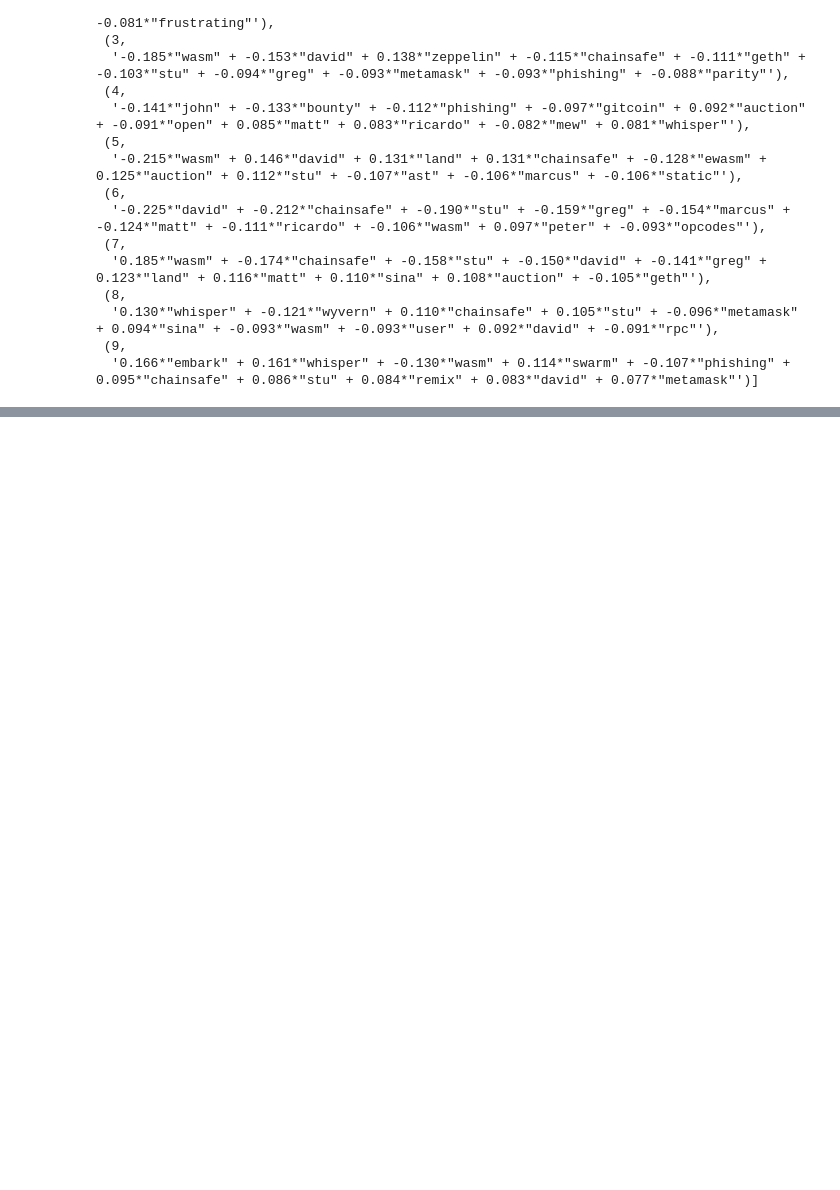
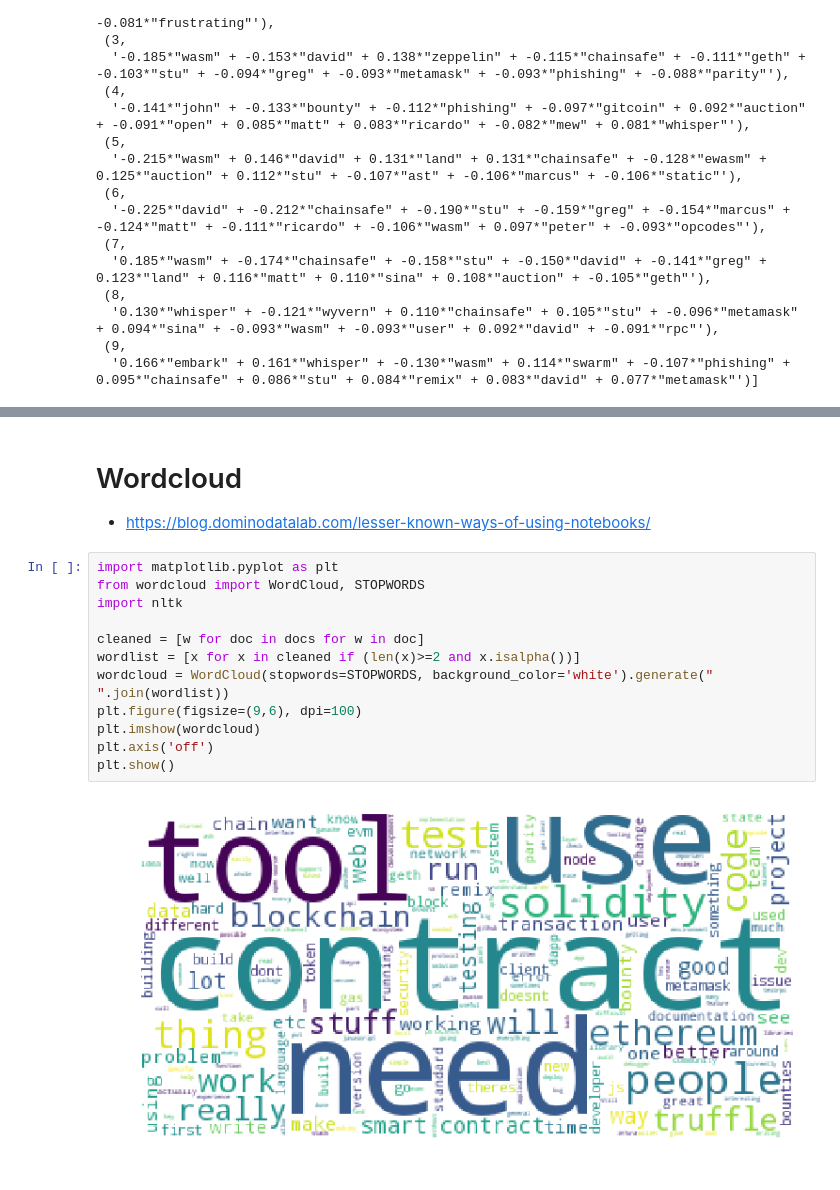
Before and after one commit to mkosowsk/ETHPrize-Data-Analysis, a Jupyter notebook: text_analysis.ipynb, the cells around one changed output, grey strips where cells are left out. Cells and saved outputs as stored; diff of their text form; blank space fills up the shorter version.

Commit message:
multicore lda did not work, switched to non-multicore, add wordcloud

```diff
--- a/text_analysis.ipynb
+++ b/text_analysis.ipynb
@@ -190,0 +282,18 @@ lda = models.ldamulticore.LdaMulticore(corpus, id2word=gdict, num_topics=10)
+# %% [markdown]
+# Wordcloud
+
+ * https://blog.dominodatalab.com/lesser-known-ways-of-using-notebooks/
+# %%
+import matplotlib.pyplot as plt
+from wordcloud import WordCloud, STOPWORDS
+import nltk
+
+cleaned = [w for doc in docs for w in doc]
+wordlist = [x for x in cleaned if (len(x)>=2 and x.isalpha())]
+wordcloud = WordCloud(stopwords=STOPWORDS, background_color='white').generate(" ".join(wordlist))
+plt.figure(figsize=(9,6), dpi=100)
+plt.imshow(wordcloud)
+plt.axis('off')
+plt.show()
+# %% [output]
+[figure, added]
```
Also changed, not shown: parts of 10 cells of this notebook.
